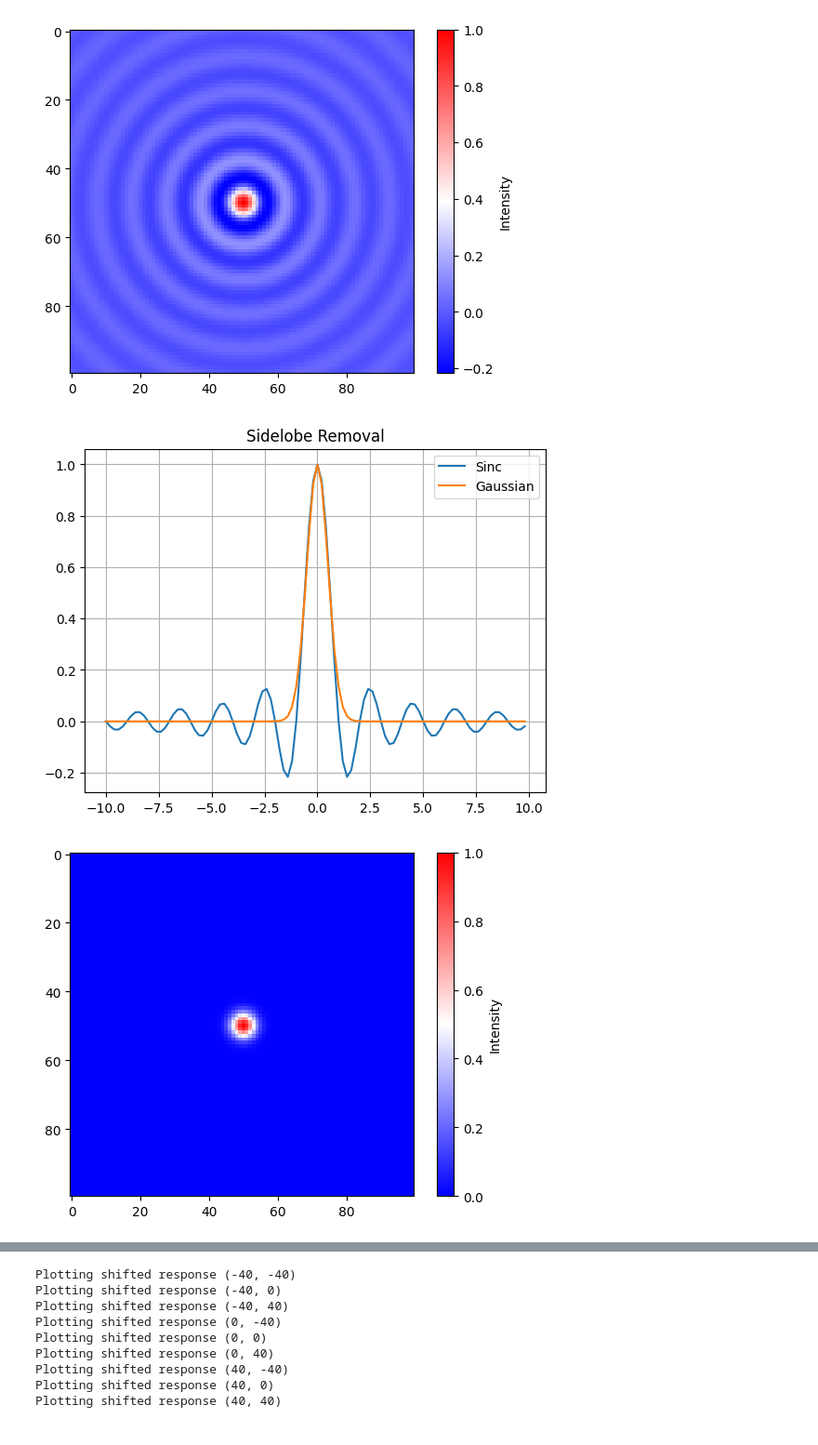
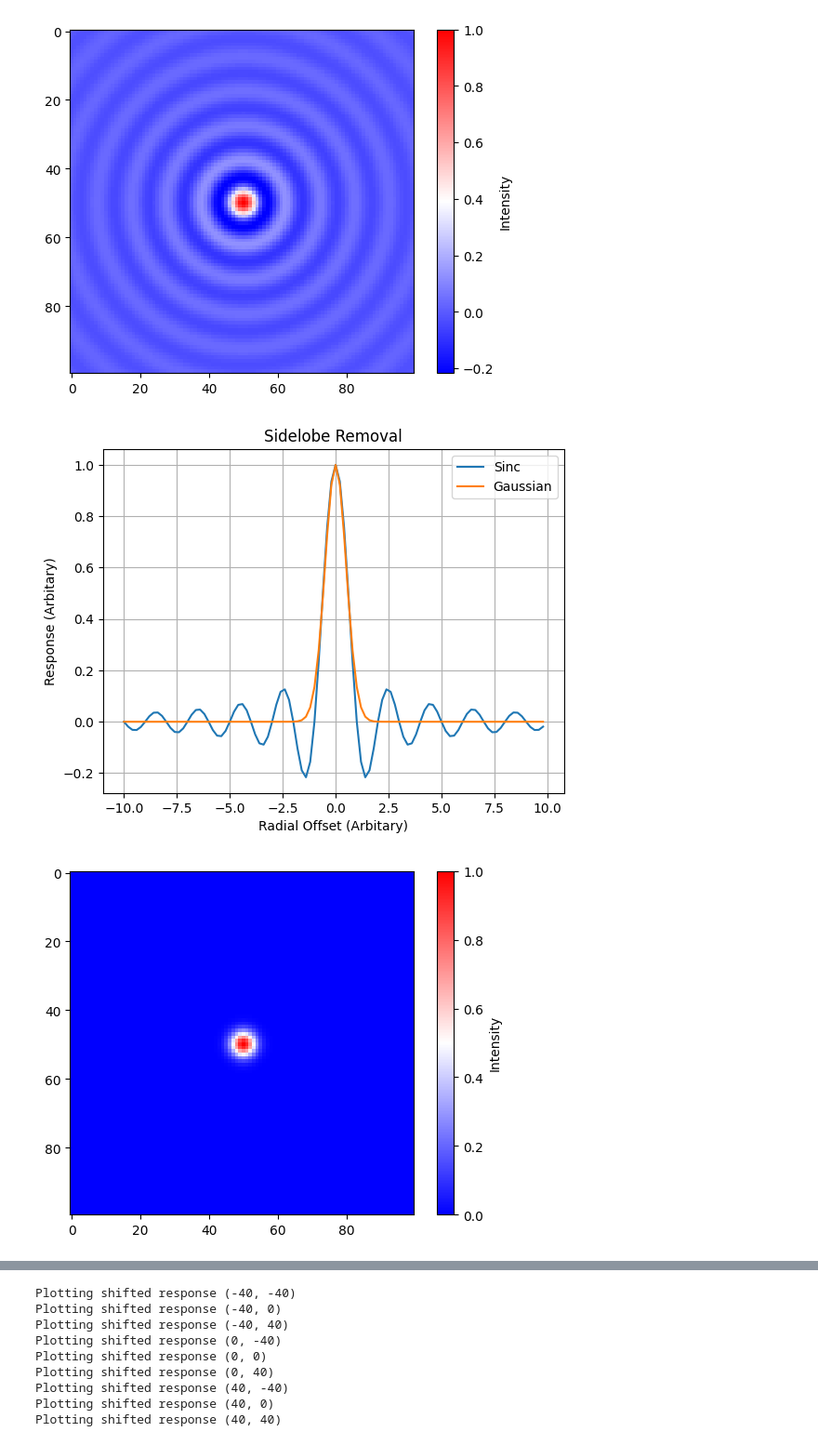
Before and after one commit to tjgalvin/Radio-School-2026, a Jupyter notebook: toy_clean.ipynb, the cells around one changed output, grey strips where cells are left out. Shown at 93% size. Cells and saved outputs as stored; diff of their text form; code cells hidden in the pictures.

```diff
--- a/toy_clean.ipynb
+++ b/toy_clean.ipynb
@@ -145,31 +147,37 @@ The dimension of PixCoords: 2
 # %%
 def compare_responses() -> None:
     impulse = (np.arange(100) - 50) / 5
 
     sinc_impulse = np.sinc(impulse)
     gauss_impulse = np.exp(-impulse**2 / 0.5)
 
     fig, ax = plt.subplots(1,1)
 
     ax.plot(
         impulse, sinc_impulse, label="Sinc"
     )
     ax.plot(
         impulse, gauss_impulse, label="Gaussian"
     )
     ax.legend()
     ax.grid()
-    ax.set(title="Sidelobe Removal")
+    ax.set(
+        title="Sidelobe Removal",
+        ylabel="Response (Arbitary)",
+        xlabel="Radial Offset (Arbitary)"
+    )
+
+    fig.savefig("one_d_response.png", bbox_inches="tight")
 
 
 compare_responses()
 
 gauss = radial_gauss(pix_coords=pix_coords)
 plot_psf(psf=gauss)
 
 plot_psf_and_beam(psf=psf, beam=gauss)
 # %% [output]
-[figure, old version]
+[figure, new version]
 [figure]
 [figure]
 # %%
```
Also changed, not shown: parts of 5 cells of this notebook.
